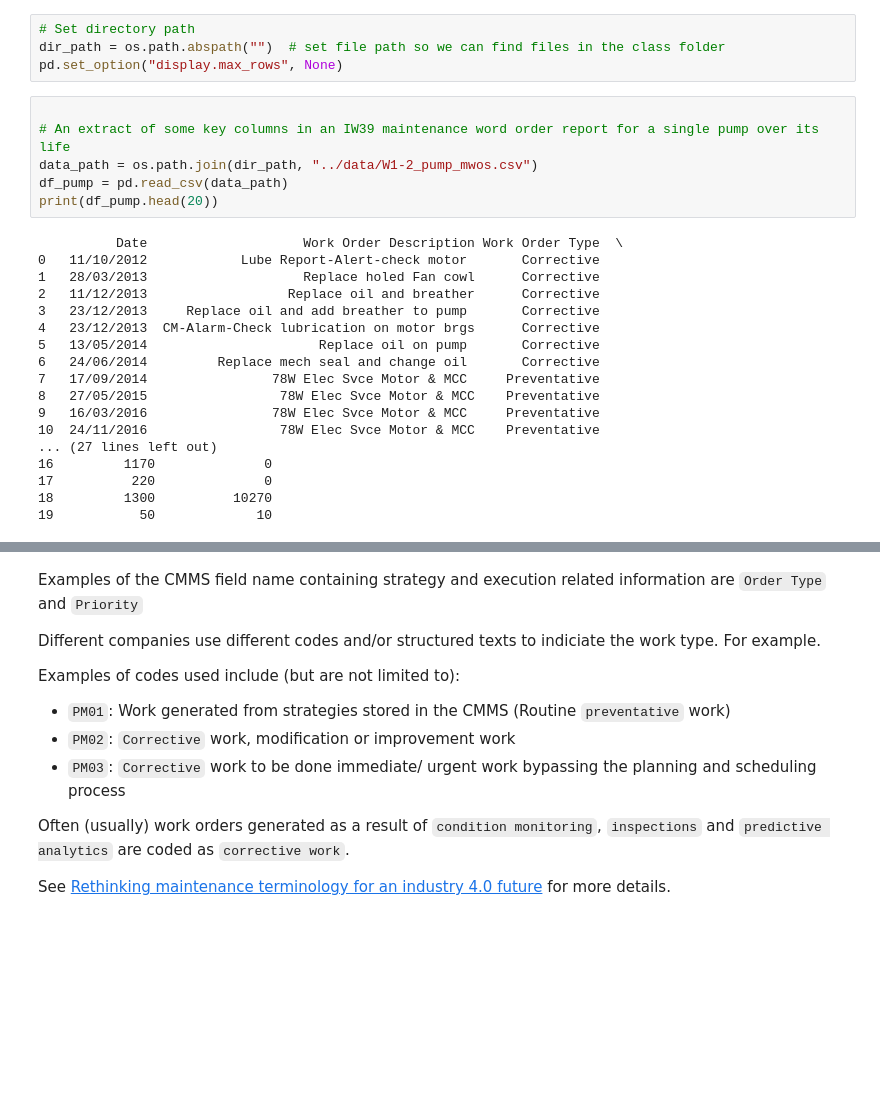
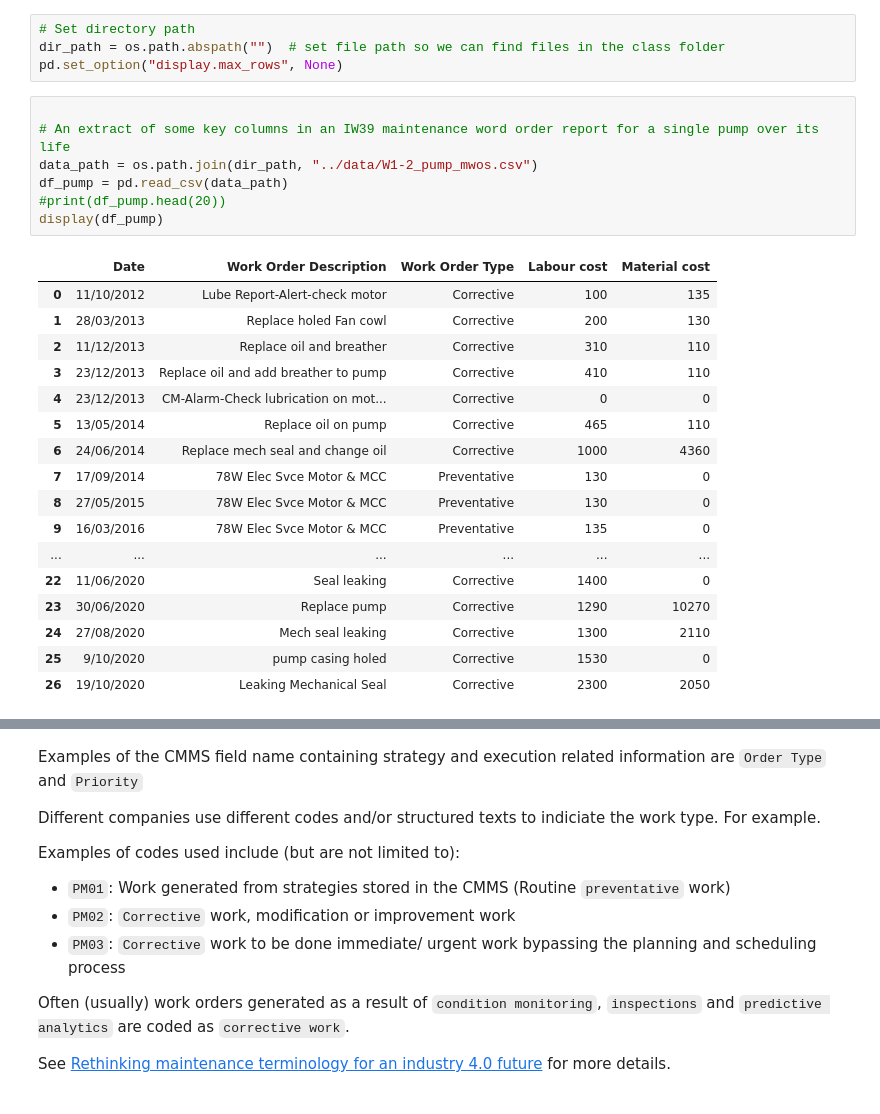
Before and after one commit to mhodki/Maintenance4Ind4.0, a Jupyter notebook: files/D1_notebook.ipynb, the cells around one changed output, grey strips where cells are left out. Saved outputs shown, nothing was run; the diff lists cells and outputs as text; blank space fills up the shorter version.

Commit message:
minor updates to display datafiles

```diff
--- a/files/D1_notebook.ipynb
+++ b/files/D1_notebook.ipynb
@@ -141,27 +141,28 @@ pd.set_option("display.max_rows", None)
 # %%
 
 # An extract of some key columns in an IW39 maintenance word order report for a single pump over its life
 data_path = os.path.join(dir_path, "../data/W1-2_pump_mwos.csv")
 df_pump = pd.read_csv(data_path)
-print(df_pump.head(20))
+#print(df_pump.head(20))
+display(df_pump)
 # %% [output]
-          Date                    Work Order Description Work Order Type  \
-0   11/10/2012            Lube Report-Alert-check motor       Corrective
-1   28/03/2013                    Replace holed Fan cowl      Corrective
-2   11/12/2013                  Replace oil and breather      Corrective
-3   23/12/2013     Replace oil and add breather to pump       Corrective
-4   23/12/2013  CM-Alarm-Check lubrication on motor brgs      Corrective
-5   13/05/2014                      Replace oil on pump       Corrective
-6   24/06/2014         Replace mech seal and change oil       Corrective
-7   17/09/2014                78W Elec Svce Motor & MCC     Preventative
-8   27/05/2015                 78W Elec Svce Motor & MCC    Preventative
-9   16/03/2016                78W Elec Svce Motor & MCC     Preventative
-10  24/11/2016                 78W Elec Svce Motor & MCC    Preventative
-... (27 lines left out)
-16         1170              0
-17          220              0
-18         1300          10270
-19           50             10
+|  | Date | Work Order Description | Work Order Type | Labour cost | Material cost |
+| 0 | 11/10/2012 | Lube Report-Alert-check motor | Corrective | 100 | 135 |
+| 1 | 28/03/2013 | Replace holed Fan cowl | Corrective | 200 | 130 |
+| 2 | 11/12/2013 | Replace oil and breather | Corrective | 310 | 110 |
+| 3 | 23/12/2013 | Replace oil and add breather to pump | Corrective | 410 | 110 |
+| 4 | 23/12/2013 | CM-Alarm-Check lubrication on mot... | Corrective | 0 | 0 |
+| 5 | 13/05/2014 | Replace oil on pump | Corrective | 465 | 110 |
+| 6 | 24/06/2014 | Replace mech seal and change oil | Corrective | 1000 | 4360 |
+| 7 | 17/09/2014 | 78W Elec Svce Motor & MCC | Preventative | 130 | 0 |
+| 8 | 27/05/2015 | 78W Elec Svce Motor & MCC | Preventative | 130 | 0 |
+| 9 | 16/03/2016 | 78W Elec Svce Motor & MCC | Preventative | 135 | 0 |
+| ... | ... | ... | ... | ... | ... |
+| 22 | 11/06/2020 | Seal leaking | Corrective | 1400 | 0 |
+| 23 | 30/06/2020 | Replace pump | Corrective | 1290 | 10270 |
+| 24 | 27/08/2020 | Mech seal leaking | Corrective | 1300 | 2110 |
+| 25 | 9/10/2020 | pump casing holed | Corrective | 1530 | 0 |
+| 26 | 19/10/2020 | Leaking Mechanical Seal | Corrective | 2300 | 2050 |
 # %%
 
 # An extract of some key columns in an maintenance word order report for an excavator over its life
```
Also changed, not shown: parts of 3 cells of this notebook.
